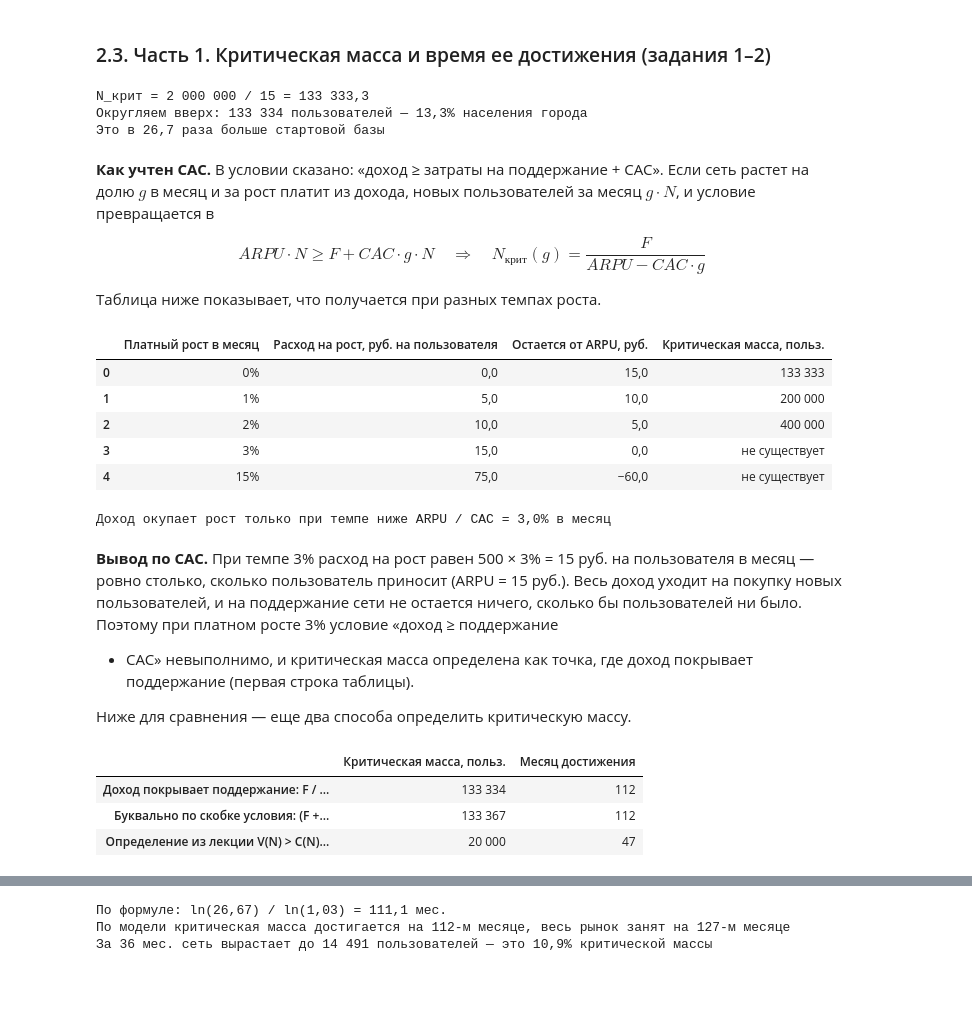
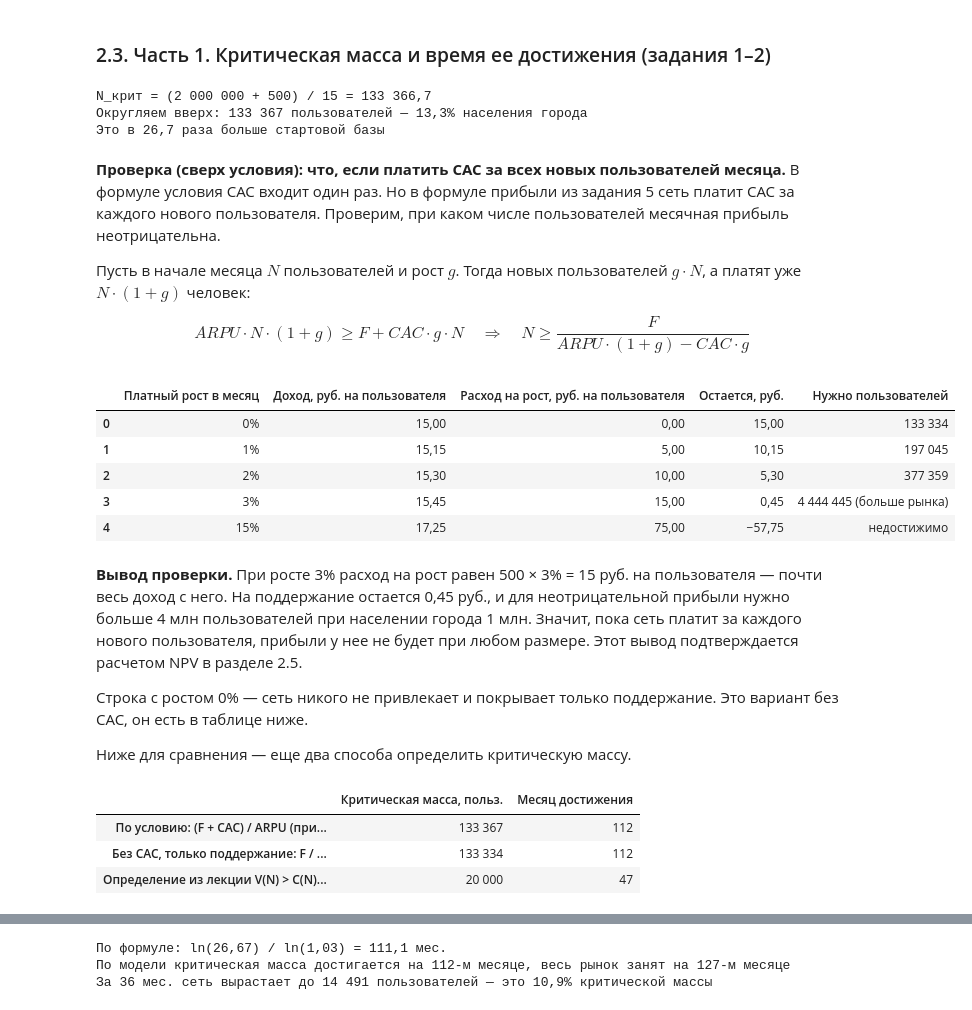
Before and after one commit to Ranot27/economy-of-informatization-exam, a Jupyter notebook: notebooks/02_network_critical_mass.ipynb, the cells around one changed output, grey strips where cells are left out. Drawn from its saved outputs; the diff is of its cells as text; code cells hidden in the pictures; blank space fills up the shorter version.

```diff
--- a/notebooks/02_network_critical_mass.ipynb
+++ b/notebooks/02_network_critical_mass.ipynb
@@ -28,7 +28,7 @@ MLN = 1_000_000  # рублей в миллионе
 
 
 def fmt(value, digits=0):
-    """Число в привычной записи: 133 334 или 60,10."""
+    """Число в привычной записи: 133 367 или 60,10."""
     value = round(value, digits) + 0          # «+ 0» убирает минус у нуля
     text = f"{value:,.{digits}f}"
     return text.replace(",", " ").replace(".", ",").replace("-", "−")
@@ -256,53 +256,62 @@ def when(month):
 # %% [markdown]
 ### 2.3. Часть 1. Критическая масса и время ее достижения (задания 1–2)
 # %%
-# Критическая масса: доход ARPU × N равен затратам на поддержание
+# Критическая масса по условию: доход ARPU × N равен затратам на поддержание плюс CAC
 n_crit = critical_mass(BASE)
-print(f"N_крит = {fmt(BASE['support'])} / {fmt(BASE['arpu'])} = {fmt(n_crit, 1)}")
+print(f"N_крит = ({fmt(BASE['support'])} + {fmt(BASE['cac'])}) / {fmt(BASE['arpu'])}"
+      f" = {fmt(n_crit, 1)}")
 print(f"Округляем вверх: {fmt(math.ceil(n_crit))} пользователей — "
       f"{pct(n_crit / BASE['market'], 1)} населения города")
 print(f"Это в {fmt(n_crit / BASE['start_users'], 1)} раза больше стартовой базы")
+if n_crit > BASE["market"]:
+    print("Критическая масса больше рынка: набрать ее нельзя")
 # %% [output]
-N_крит = 2 000 000 / 15 = 133 333,3
-Округляем вверх: 133 334 пользователей — 13,3% населения города
+N_крит = (2 000 000 + 500) / 15 = 133 366,7
+Округляем вверх: 133 367 пользователей — 13,3% населения города
 Это в 26,7 раза больше стартовой базы
 # %% [markdown]
-**Как учтен CAC.** В условии сказано: «доход ≥ затраты на поддержание + CAC». Если сеть растет на долю $g$ в месяц
-и за рост платит из дохода, новых пользователей за месяц $g \cdot N$, и условие превращается в
+**Проверка (сверх условия): что, если платить CAC за всех новых пользователей месяца.** В формуле условия CAC
+входит один раз. Но в формуле прибыли из задания 5 сеть платит CAC за каждого нового пользователя. Проверим, при
+каком числе пользователей месячная прибыль неотрицательна.
 
-$$ARPU \cdot N \ge F + CAC \cdot g \cdot N \quad\Rightarrow\quad N_{крит}(g) = \frac{F}{ARPU - CAC \cdot g}$$
+Пусть в начале месяца $N$ пользователей и рост $g$. Тогда новых пользователей $g \cdot N$, а платят уже
+$N \cdot (1+g)$ человек:
 
-Таблица ниже показывает, что получается при разных темпах роста.
+$$ARPU \cdot N \cdot (1+g) \ge F + CAC \cdot g \cdot N \quad\Rightarrow\quad N \ge \frac{F}{ARPU \cdot (1+g) - CAC \cdot g}$$
 # %%
-# Сколько из ARPU уходит на оплату роста и какая получается критическая масса
+# Сколько остается от дохода после оплаты роста и сколько пользователей нужно для П ≥ 0
 rows = []
 for growth in sorted({0, 0.01, 0.02, BASE["growth_before"], BASE["growth_after"]}):
-    spend = BASE["cac"] * growth                 # расход на рост на одного пользователя
-    left = BASE["arpu"] - spend                  # что остается на поддержание сети
-    mass = fmt(BASE["support"] / left) if left > 1e-9 else "не существует"
-    rows.append((pct(growth), fmt(spend, 1), fmt(left, 1), mass))
+    income = BASE["arpu"] * (1 + growth)         # доход на одного пользователя начала месяца
+    spend = BASE["cac"] * growth                 # расход на рост на того же пользователя
+    left = income - spend                        # что остается на поддержание сети
+    if left <= 1e-9:
+        need = "недостижимо"
+    else:
+        need = fmt(math.ceil(BASE["support"] / left))
+        if BASE["support"] / left > BASE["market"]:
+            need += " (больше рынка)"
+    rows.append((pct(growth), fmt(income, 2), fmt(spend, 2), fmt(left, 2), need))
 cac_table = pd.DataFrame(rows, columns=[
-    "Платный рост в месяц", "Расход на рост, руб. на пользователя",
-    "Остается от ARPU, руб.", "Критическая масса, польз.",
+    "Платный рост в месяц", "Доход, руб. на пользователя",
+    "Расход на рост, руб. на пользователя", "Остается, руб.", "Нужно пользователей",
 ])
 display(cac_table)
-
-# Самый быстрый рост, который сеть может оплатить из своего дохода
-print(f"Доход окупает рост только при темпе ниже ARPU / CAC = "
-      f"{pct(BASE['arpu'] / BASE['cac'], 1)} в месяц")
 # %% [output]
-|  | Платный рост в месяц | Расход на рост, руб. на пользователя | Остается от ARPU, руб. | Критическая масса, польз. |
-| 0 | 0% | 0,0 | 15,0 | 133 333 |
-| 1 | 1% | 5,0 | 10,0 | 200 000 |
-| 2 | 2% | 10,0 | 5,0 | 400 000 |
-| 3 | 3% | 15,0 | 0,0 | не существует |
-| 4 | 15% | 75,0 | −60,0 | не существует |
+|  | Платный рост в месяц | Доход, руб. на пользователя | Расход на рост, руб. на пользователя | Остается, руб. | Нужно пользователей |
+| 0 | 0% | 15,00 | 0,00 | 15,00 | 133 334 |
+| 1 | 1% | 15,15 | 5,00 | 10,15 | 197 045 |
+| 2 | 2% | 15,30 | 10,00 | 5,30 | 377 359 |
+| 3 | 3% | 15,45 | 15,00 | 0,45 | 4 444 445 (больше рынка) |
+| 4 | 15% | 17,25 | 75,00 | −57,75 | недостижимо |
-Доход окупает рост только при темпе ниже ARPU / CAC = 3,0% в месяц
 # %% [markdown]
-**Вывод по CAC.** При темпе 3% расход на рост равен 500 × 3% = 15 руб. на пользователя в месяц — ровно столько,
-сколько пользователь приносит (ARPU = 15 руб.). Весь доход уходит на покупку новых пользователей, и на поддержание
-сети не остается ничего, сколько бы пользователей ни было. Поэтому при платном росте 3% условие «доход ≥ поддержание
-+ CAC» невыполнимо, и критическая масса определена как точка, где доход покрывает поддержание (первая строка таблицы).
+**Вывод проверки.** При росте 3% расход на рост равен 500 × 3% = 15 руб. на пользователя — почти весь доход с него.
+На поддержание остается 0,45 руб., и для неотрицательной прибыли нужно больше 4 млн пользователей при населении
+города 1 млн. Значит, пока сеть платит за каждого нового пользователя, прибыли у нее не будет при любом размере.
+Этот вывод подтверждается расчетом NPV в разделе 2.5.
+
+Строка с ростом 0% — сеть никого не привлекает и покрывает только поддержание. Это вариант без CAC, он есть
+в таблице ниже.
 
 Ниже для сравнения — еще два способа определить критическую массу.
 # %%
@@ -313,9 +322,8 @@ def months_to(level, growth):
 
 # Три определения критической массы
 definitions = {
-    "Доход покрывает поддержание: F / ARPU (принято в расчете)": n_crit,
-    "Буквально по скобке условия: (F + CAC) / ARPU":
-        (BASE["support"] + BASE["cac"]) / BASE["arpu"],
+    "По условию: (F + CAC) / ARPU (принято в расчете)": n_crit,
+    "Без CAC, только поддержание: F / ARPU": BASE["support"] / BASE["arpu"],
     "Определение из лекции V(N) > C(N): корень из F / k":
         math.sqrt(BASE["support"] / BASE["k"]),
 }
@@ -332,7 +340,7 @@ definition_table = pd.DataFrame({
 display(definition_table)
 # %% [output]
 |  | Критическая масса, польз. | Месяц достижения |
-| Доход покрывает поддержание: F / ... | 133 334 | 112 |
-| Буквально по скобке условия: (F +... | 133 367 | 112 |
+| По условию: (F + CAC) / ARPU (при... | 133 367 | 112 |
+| Без CAC, только поддержание: F / ... | 133 334 | 112 |
 | Определение из лекции V(N) > C(N)... | 20 000 | 47 |
 # %% [markdown]
```
Also changed, not shown: parts of 10 cells of this notebook, 7 other files.
